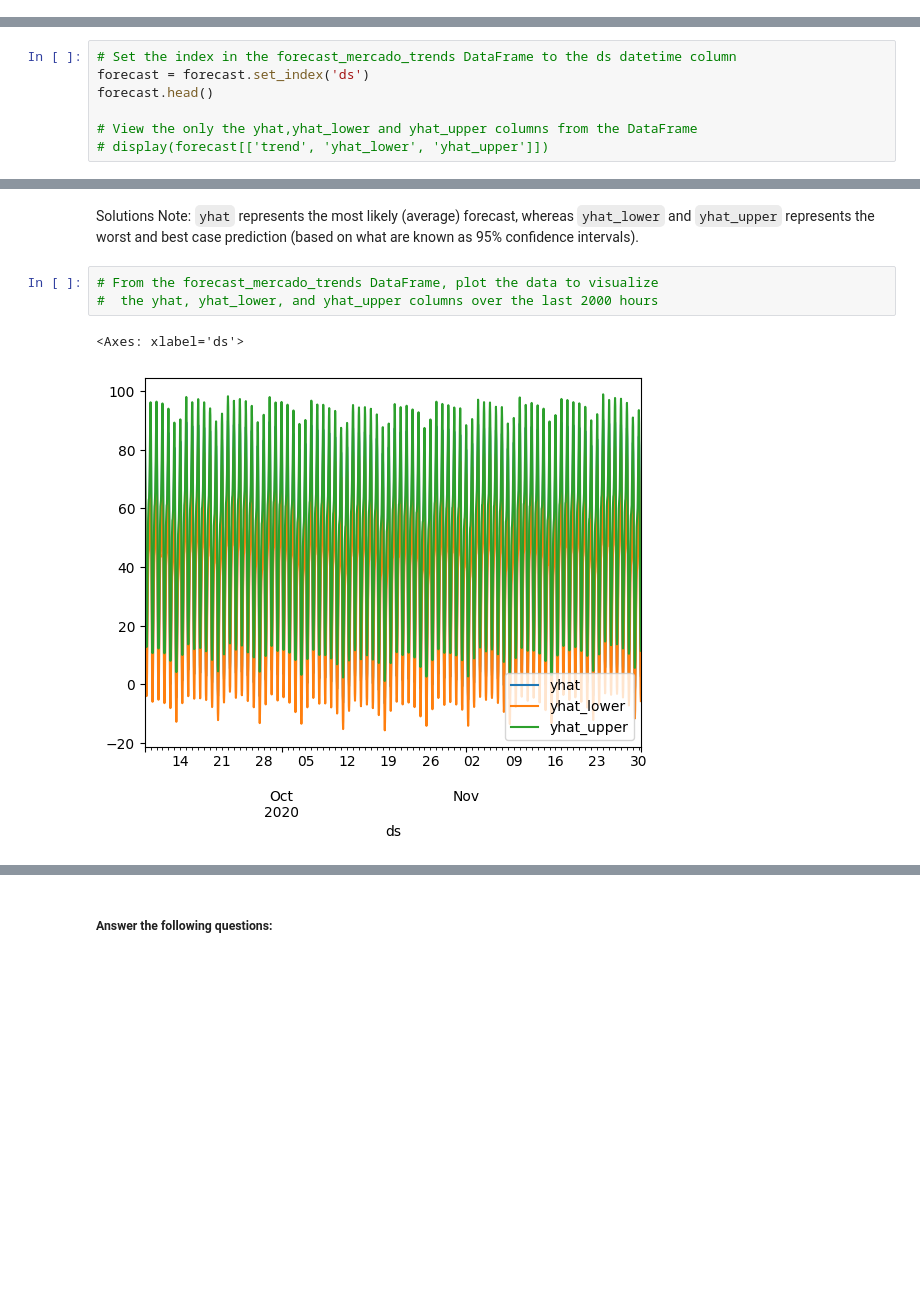
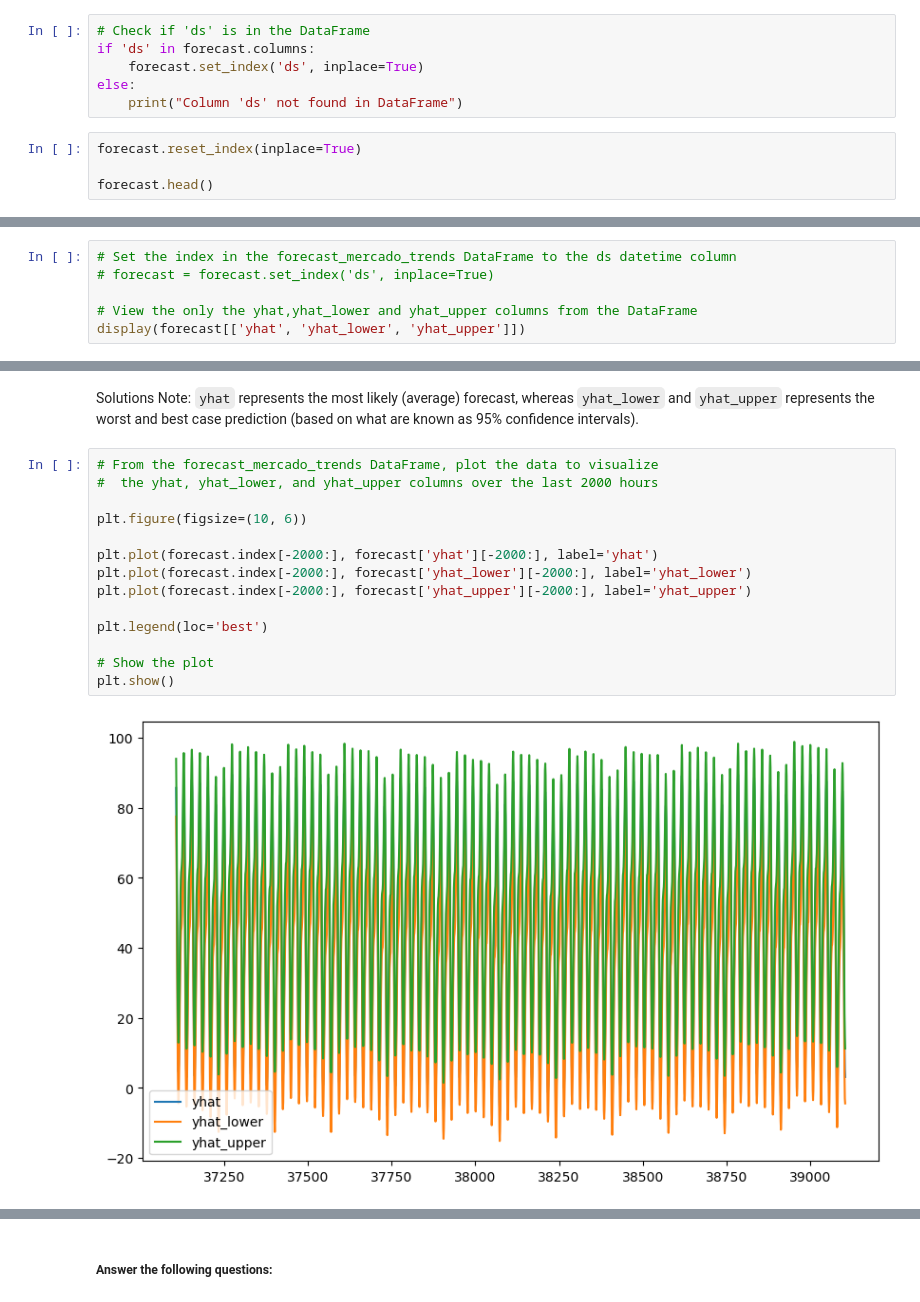
Before and after one commit to afine5/prophet-challenge, a Jupyter notebook: forecasting_net_prophet.ipynb, the cells around one changed output, grey strips where cells are left out. Drawn from its saved outputs; the diff is of its cells as text; blank space fills up the shorter version.

```diff
--- a/forecasting_net_prophet.ipynb
+++ b/forecasting_net_prophet.ipynb
@@ -529,0 +543,10 @@ model.plot(forecast)
+# %%
+# Check if 'ds' is in the DataFrame
+if 'ds' in forecast.columns:
+    forecast.set_index('ds', inplace=True)
+else:
+    print("Column 'ds' not found in DataFrame")
+# %%
+forecast.reset_index(inplace=True)
+
+forecast.head()
@@ -530,8 +561,7 @@ model.plot(forecast)
 # %%
 # Set the index in the forecast_mercado_trends DataFrame to the ds datetime column
-forecast = forecast.set_index('ds')
-forecast.head()
+# forecast = forecast.set_index('ds', inplace=True)
 
 # View the only the yhat,yhat_lower and yhat_upper columns from the DataFrame
-# display(forecast[['trend', 'yhat_lower', 'yhat_upper']])
+display(forecast[['yhat', 'yhat_lower', 'yhat_upper']])
 # %% [output]
@@ -541,8 +583,18 @@ Solutions Note: `yhat` represents the most likely (average) forecast, whereas `y
 # %%
 # From the forecast_mercado_trends DataFrame, plot the data to visualize
 #  the yhat, yhat_lower, and yhat_upper columns over the last 2000 hours
+
+plt.figure(figsize=(10, 6))
+
+plt.plot(forecast.index[-2000:], forecast['yhat'][-2000:], label='yhat')
+plt.plot(forecast.index[-2000:], forecast['yhat_lower'][-2000:], label='yhat_lower')
+plt.plot(forecast.index[-2000:], forecast['yhat_upper'][-2000:], label='yhat_upper')
+
+plt.legend(loc='best')
+
+# Show the plot
+plt.show()
 # %% [output]
-<Axes: xlabel='ds'>
-[figure, old version]
+[figure, new version]
 # %%
 # Reset the index in the forecast_mercado_trends DataFrame
```
Also changed, not shown: parts of 10 cells of this notebook.
